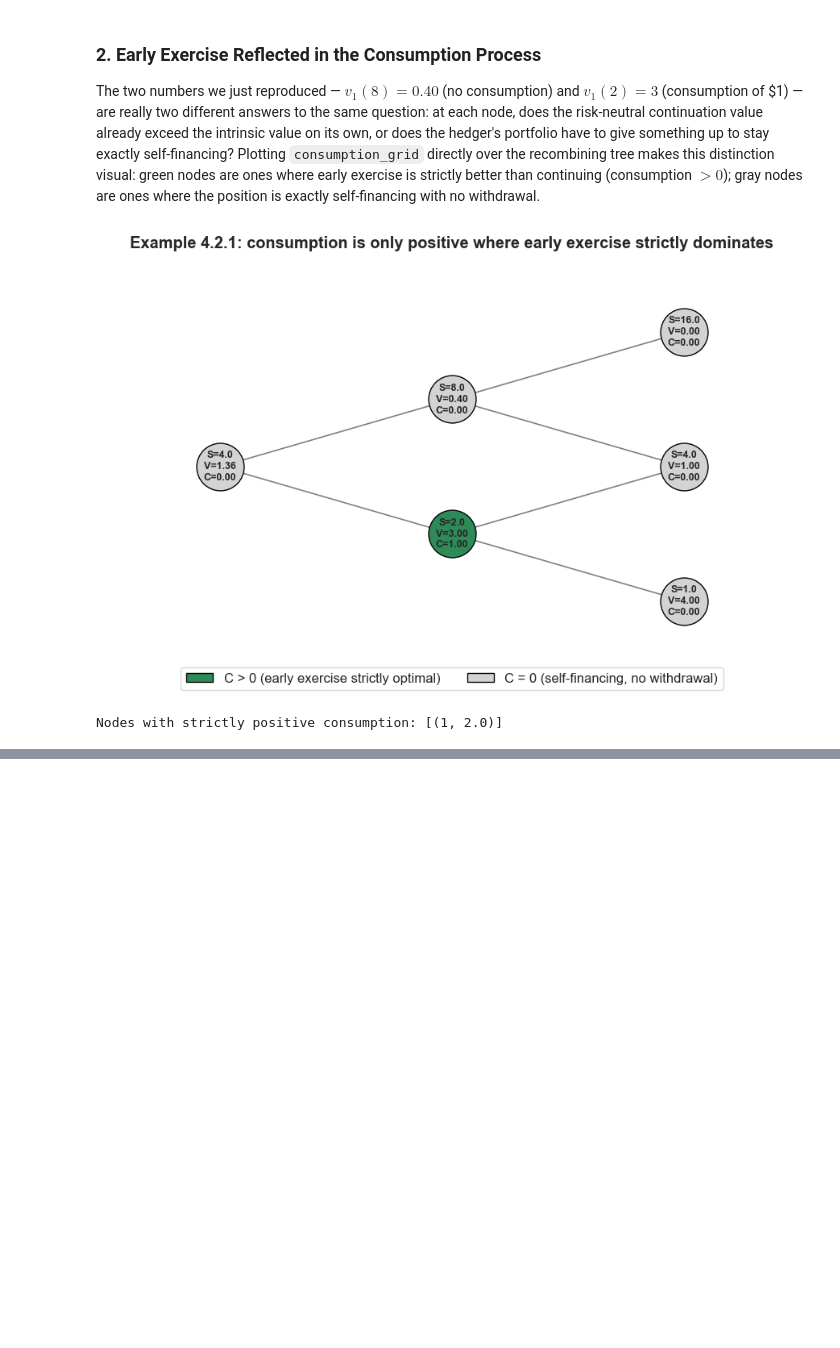
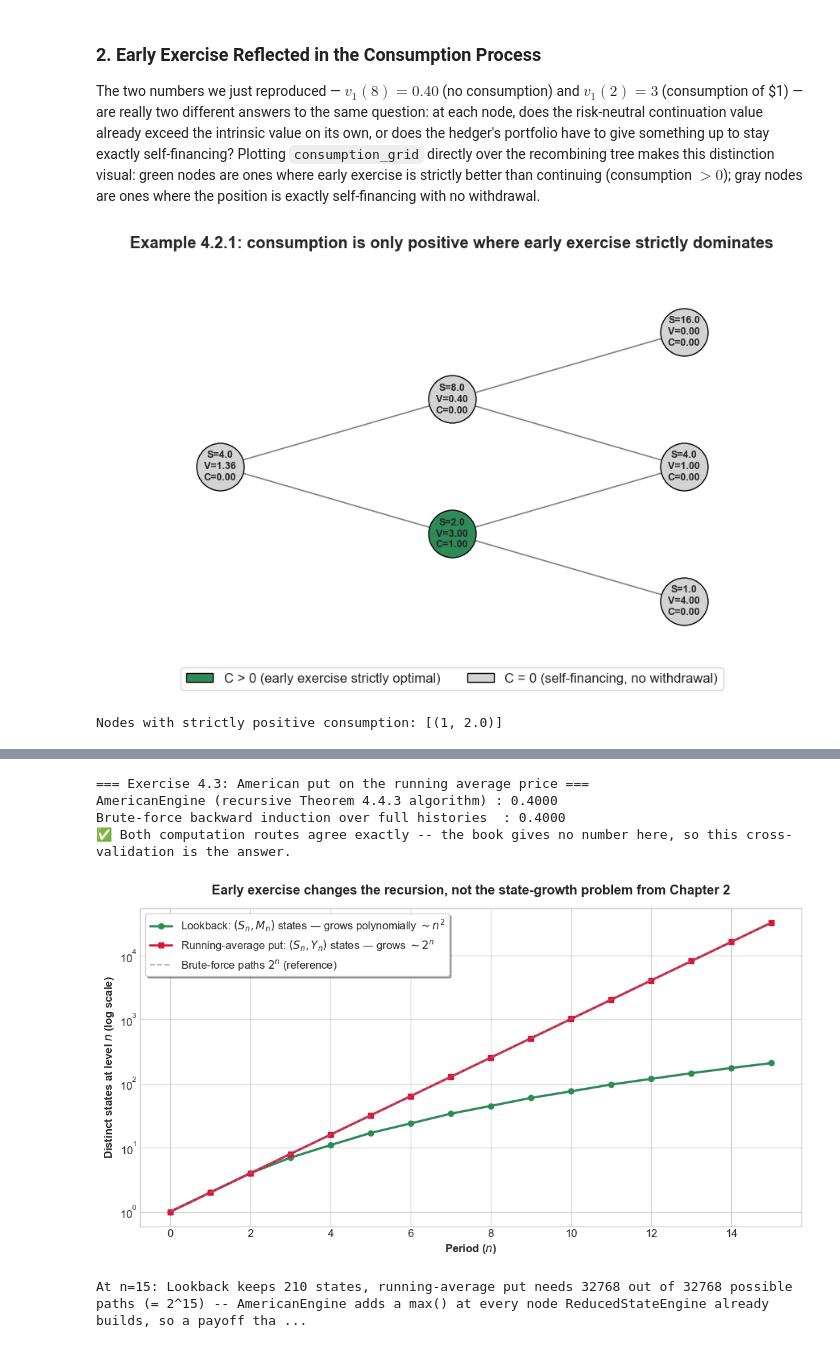
Before and after one commit to danigonespi/binomial_asset_pricing_model, a Jupyter notebook: shreve_v1_notebook.ipynb, the cells around one changed output, grey strips where cells are left out. Drawn from its saved outputs; the diff is of its cells as text; code cells hidden in the pictures; blank space fills up the shorter version.

Commit message:
Chapter 4 notebook finished

```diff
--- a/shreve_v1_notebook.ipynb
+++ b/shreve_v1_notebook.ipynb
@@ -1300,0 +1465,62 @@ Nodes with strictly positive consumption: [(1, 2.0)]
+# %%
+K_running_avg = 4.0
+n_periods_43 = 3
+running_avg_put = RunningAveragePut(strike=K_running_avg)
+
+engine_v0 = AmericanEngine().price(american_model, running_avg_put, n_periods=n_periods_43).v0
+
+omega_43 = CoinTossSpace(n_periods=n_periods_43, p=0.5).get_omega()  # only used to enumerate paths
+discount = 1 / (1 + american_model.r)
+
+brute_V = {w: max(K_running_avg - sum(american_model.price_path(w)) / (n_periods_43 + 1), 0.0) for w in omega_43}
+
+for n in range(n_periods_43 - 1, -1, -1):
+    prefixes = [""] if n == 0 else ["".join(seq) for seq in product("HT", repeat=n)]
+    V_new = {}
+    for prefix in prefixes:
+        cont = discount * (p_tilde * brute_V[prefix + "H"] + q_tilde * brute_V[prefix + "T"])
+        intrinsic = max(K_running_avg - sum(american_model.price_path(prefix)) / (n + 1), 0.0)
+        V_new[prefix] = max(intrinsic, cont)
+    brute_V = V_new
+
+brute_v0 = brute_V[""]
+
+print("=== Exercise 4.3: American put on the running average price ===")
+print(f"AmericanEngine (recursive Theorem 4.4.3 algorithm) : {engine_v0:.4f}")
+print(f"Brute-force backward induction over full histories  : {brute_v0:.4f}")
+assert abs(engine_v0 - brute_v0) < 1e-9
+print("✅ Both computation routes agree exactly -- the book gives no number here, so this cross-validation is the answer.")
+
+n_scale = 15
+levels = list(range(n_scale + 1))
+counts_running_avg = count_states_per_level(scaling_model, RunningAveragePut(strike=0.0), n_scale)
+counts_lookback = count_states_per_level(scaling_model, LookbackOption(), n_scale)
+counts_brute = [2 ** n for n in levels]
+
+fig, ax = plt.subplots(figsize=(11, 6))
+ax.plot(levels, counts_lookback, 'o-', color='seagreen', linewidth=2.5,
+        label=r'Lookback: $(S_n, M_n)$ states — grows polynomially $\sim n^2$')
+ax.plot(levels, counts_running_avg, 's-', color='crimson', linewidth=2.5,
+        label=r'Running-average put: $(S_n, Y_n)$ states — grows $\sim 2^n$')
+ax.plot(levels, counts_brute, '--', color='gray', alpha=0.6, label=r'Brute-force paths $2^n$ (reference)')
+
+ax.set_yscale('log')
+ax.set_title('Early exercise changes the recursion, not the state-growth problem from Chapter 2',
+             fontweight='bold', pad=15)
+ax.set_xlabel('Period ($n$)', fontweight='bold')
+ax.set_ylabel('Distinct states at level $n$ (log scale)', fontweight='bold')
+ax.legend(loc='upper left', frameon=True, shadow=True)
+plt.tight_layout()
+plt.show()
+
+print(f"\nAt n={n_scale}: Lookback keeps {counts_lookback[-1]} states, running-average put needs "
+      f"{counts_running_avg[-1]} out of {counts_brute[-1]} possible paths (= 2^{n_scale}) -- "
+      "AmericanEngine adds a max() at every node ReducedStateEngine already builds, so a payoff that "
+      "doesn't recombine under the European algorithm still won't recombine under the American one.")
+# %% [output]
+=== Exercise 4.3: American put on the running average price ===
+AmericanEngine (recursive Theorem 4.4.3 algorithm) : 0.4000
+Brute-force backward induction over full histories  : 0.4000
+✅ Both computation routes agree exactly -- the book gives no number here, so this cross-validation is the answer.
+[figure, added]
+At n=15: Lookback keeps 210 states, running-average put needs 32768 out of 32768 possible paths (= 2^15) -- AmericanEngine adds a max() at every node ReducedStateEngine already builds, so a payoff tha ...
```
Also changed, not shown: parts of 10 cells of this notebook.
